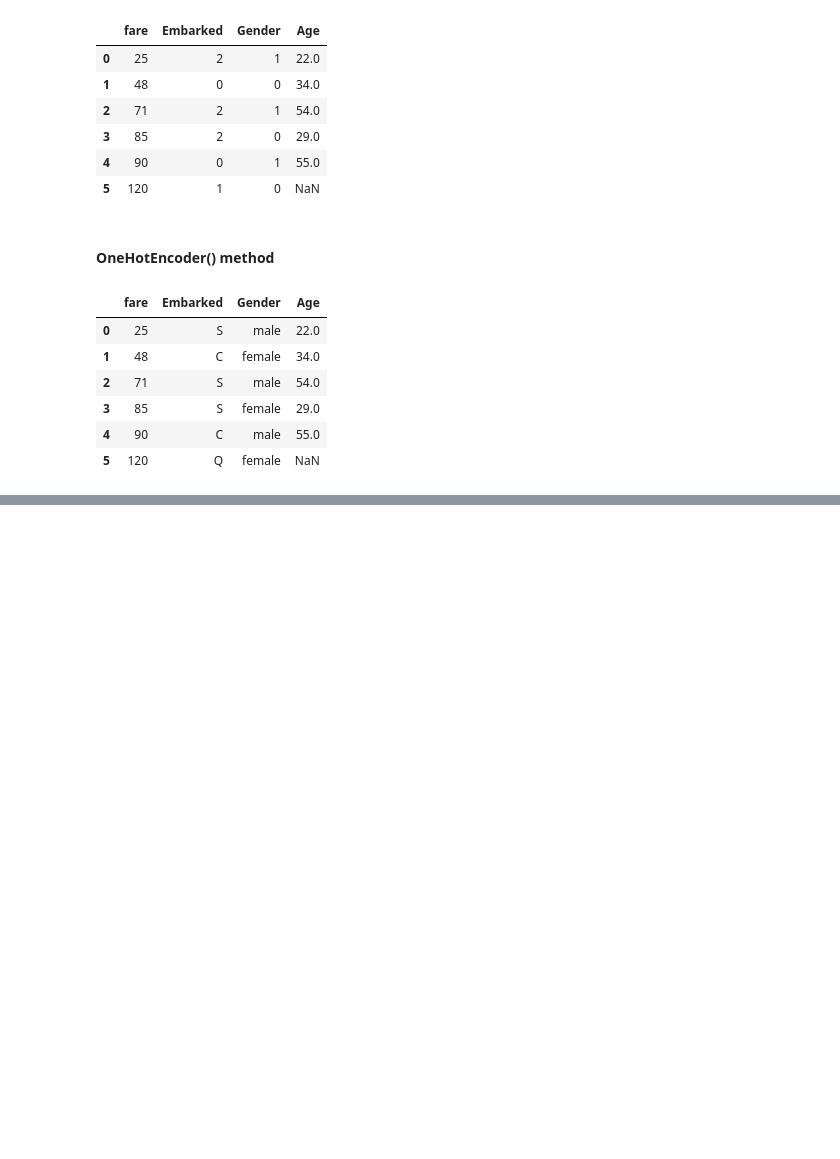
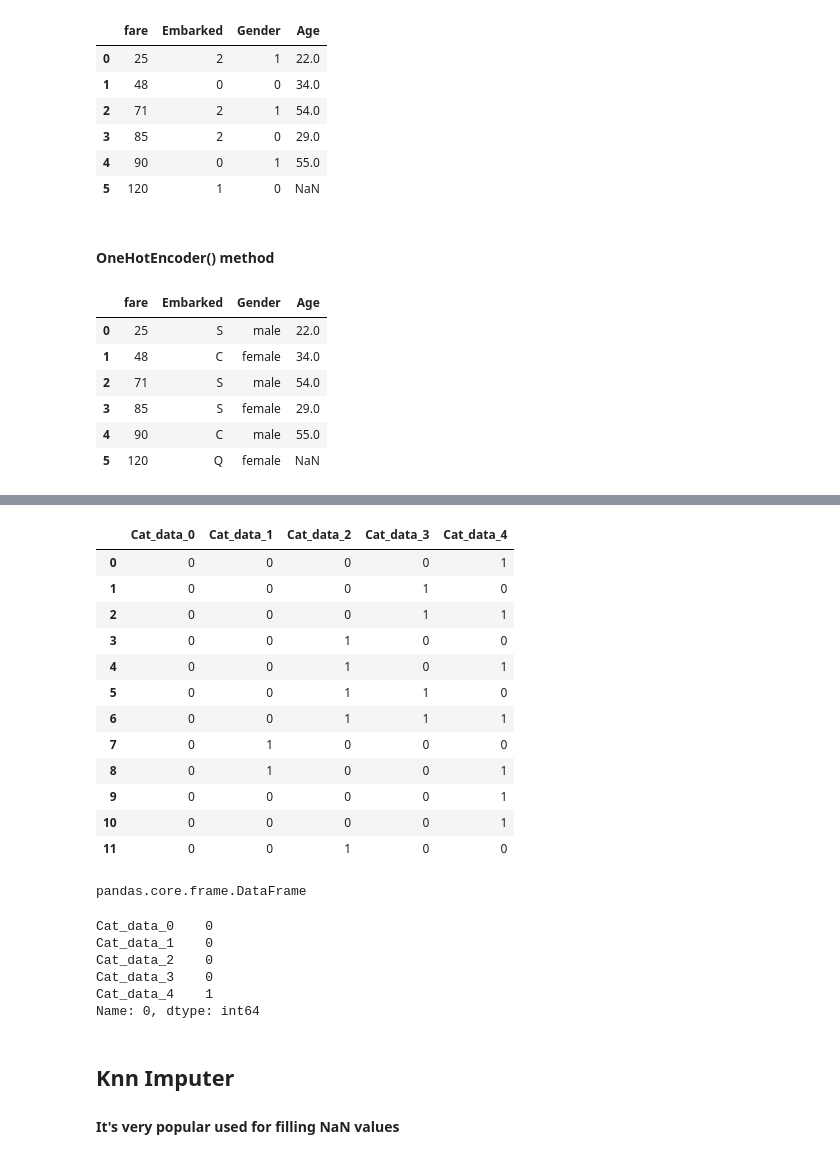
Before and after one commit to olivierla412/data_train_live_classes, a Jupyter notebook: Imputer_Encoder/imputer_encoder1.ipynb, the cells around one changed output, grey strips where cells are left out. Drawn from its saved outputs; the diff is of its cells as text; code cells hidden in the pictures; blank space fills up the shorter version.

```diff
--- a/Imputer_Encoder/imputer_encoder1.ipynb
+++ b/Imputer_Encoder/imputer_encoder1.ipynb
@@ -119,0 +178,5 @@ array([[  0. ,   0. ,   1. ,   0. ,   1. ,  22. ,  25. ],
+# %%
+import pandas as pd
+
+df_2 = pd.DataFrame({'Cat_data':['A','B','C','D','E','F','G','H','I','A','A','D']})
+df_2
@@ -119,0 +201,35 @@ array([[  0. ,   0. ,   1. ,   0. ,   1. ,  22. ,  25. ],
+# %%
+bi_enc = BinaryEncoder()
+# %%
+df_bi = bi_enc.fit_transform(df_2)
+df_bi
+# %% [output]
+|  | Cat_data_0 | Cat_data_1 | Cat_data_2 | Cat_data_3 | Cat_data_4 |
+| 0 | 0 | 0 | 0 | 0 | 1 |
+| 1 | 0 | 0 | 0 | 1 | 0 |
+| 2 | 0 | 0 | 0 | 1 | 1 |
+| 3 | 0 | 0 | 1 | 0 | 0 |
+| 4 | 0 | 0 | 1 | 0 | 1 |
+| 5 | 0 | 0 | 1 | 1 | 0 |
+| 6 | 0 | 0 | 1 | 1 | 1 |
+| 7 | 0 | 1 | 0 | 0 | 0 |
+| 8 | 0 | 1 | 0 | 0 | 1 |
+| 9 | 0 | 0 | 0 | 0 | 1 |
+| 10 | 0 | 0 | 0 | 0 | 1 |
+| 11 | 0 | 0 | 1 | 0 | 0 |
+# %%
+type(df_bi)
+# %% [output]
+pandas.core.frame.DataFrame
+# %%
+df_bi.iloc[0]
+# %% [output]
+Cat_data_0    0
+Cat_data_1    0
+Cat_data_2    0
+Cat_data_3    0
+Cat_data_4    1
+Name: 0, dtype: int64
+# %% [markdown]
+## Knn Imputer
+#### It's very popular used for filling NaN values
```
Also changed, not shown: parts of 28 cells of this notebook.
